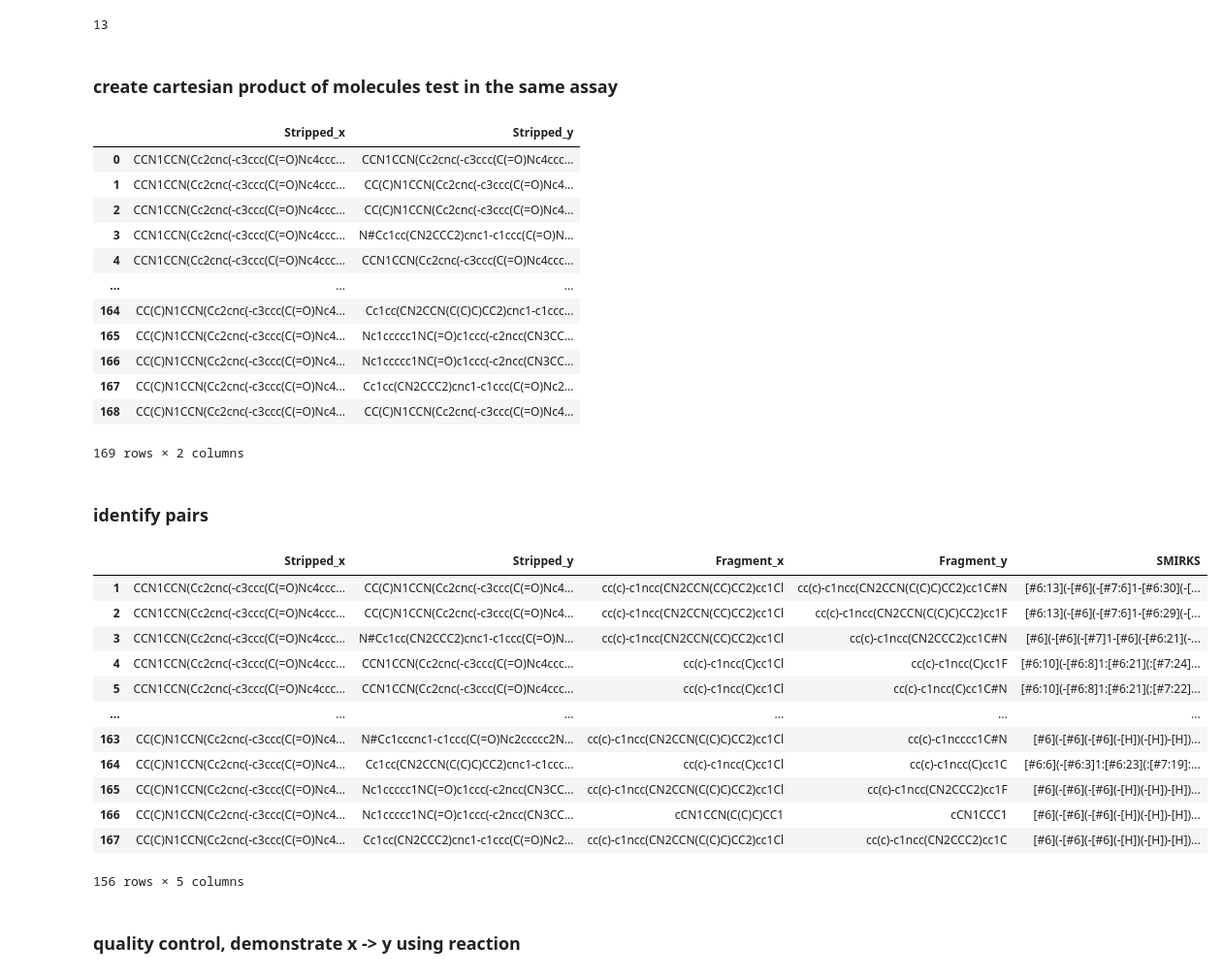
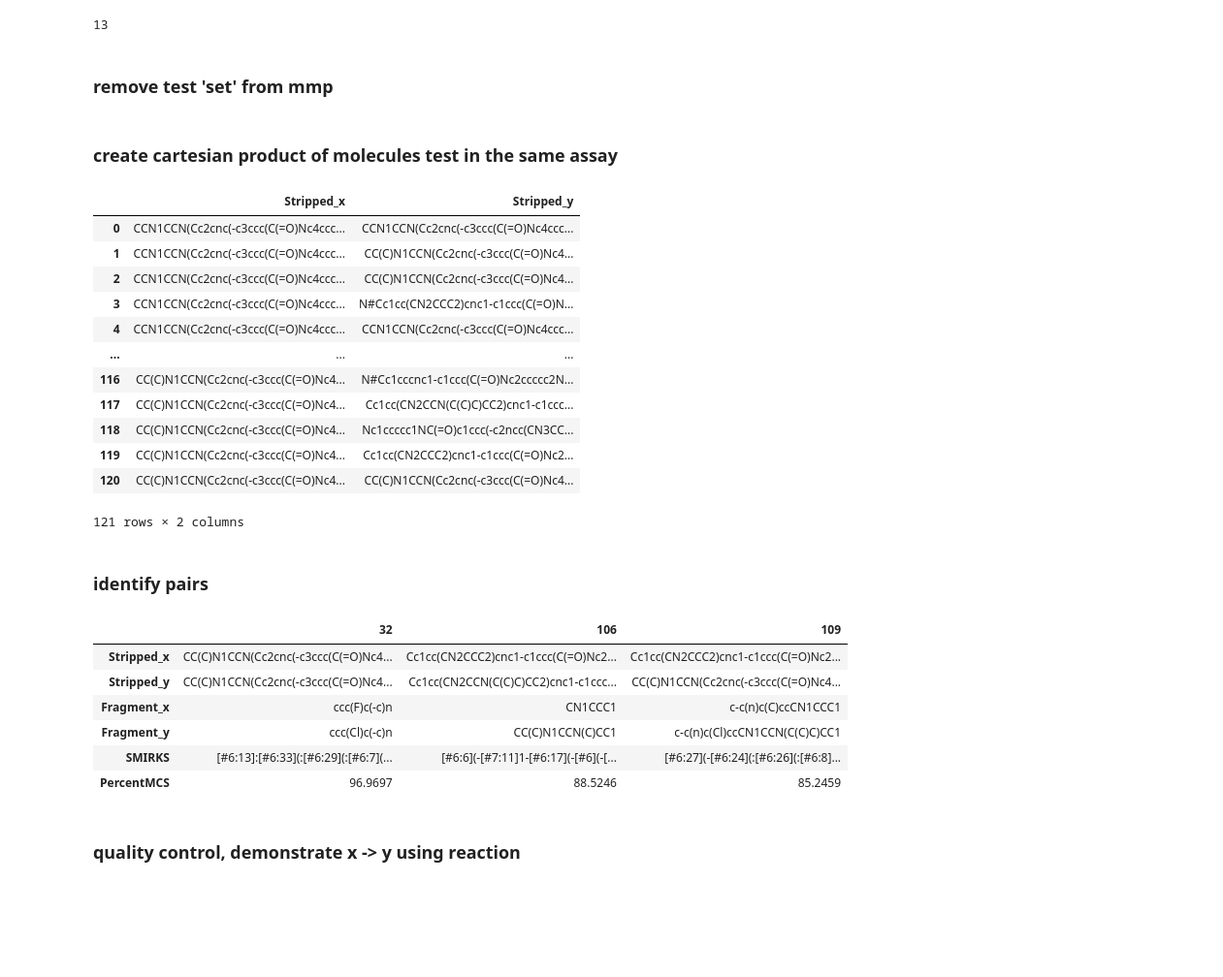
Before and after one commit to warner121/wizepair2, a Jupyter notebook: notebooks/hdac1_inhibitors.ipynb, the cells around one changed output. Shown: that part at 97% size. Drawn from its saved outputs; the diff is of its cells as text; code cells hidden in the pictures; blank space fills up the shorter version.

```diff
--- a/notebooks/hdac1_inhibitors.ipynb
+++ b/notebooks/hdac1_inhibitors.ipynb
@@ -55,15 +67,19 @@ def strip_salts(smiles):
     return smiles
 # %%
-df_hdac1['Stripped'] = df_hdac1.Smiles.apply(strip_salts)
-df_hdac1.Stripped.unique().size
+df['Stripped'] = df.Smiles.apply(strip_salts)
+df.Stripped.unique().size
 # %% [output]
 13
+# %% [markdown]
+### remove test 'set' from mmp
+# %%
+training = ~df['Compound Key'].isin(['13c', '14d'])
 # %% [markdown]
 ### create cartesian product of molecules test in the same assay
 # %%
-df_hdac1_pairs = pd.merge(df_hdac1, df_hdac1, on='Assay ChEMBL ID')
-df_hdac1_pairs = df_hdac1_pairs[['Stripped_x', 'Stripped_y']].drop_duplicates()
-df_hdac1_pairs
+df_pairs = pd.merge(df[training], df[training], on='Assay ChEMBL ID')
+df_pairs = df_pairs[['Stripped_x', 'Stripped_y']].drop_duplicates()
+df_pairs
 # %% [output]
 |  | Stripped_x | Stripped_y |
 | 0 | CCN1CCN(Cc2cnc(-c3ccc(C(=O)Nc4ccc... | CCN1CCN(Cc2cnc(-c3ccc(C(=O)Nc4ccc... |
@@ -72,48 +88,43 @@ df_hdac1_pairs
 | 3 | CCN1CCN(Cc2cnc(-c3ccc(C(=O)Nc4ccc... | N#Cc1cc(CN2CCC2)cnc1-c1ccc(C(=O)N... |
 | 4 | CCN1CCN(Cc2cnc(-c3ccc(C(=O)Nc4ccc... | CCN1CCN(Cc2cnc(-c3ccc(C(=O)Nc4ccc... |
 | ... | ... | ... |
-| 164 | CC(C)N1CCN(Cc2cnc(-c3ccc(C(=O)Nc4... | Cc1cc(CN2CCN(C(C)C)CC2)cnc1-c1ccc... |
-| 165 | CC(C)N1CCN(Cc2cnc(-c3ccc(C(=O)Nc4... | Nc1ccccc1NC(=O)c1ccc(-c2ncc(CN3CC... |
-| 166 | CC(C)N1CCN(Cc2cnc(-c3ccc(C(=O)Nc4... | Nc1ccccc1NC(=O)c1ccc(-c2ncc(CN3CC... |
-| 167 | CC(C)N1CCN(Cc2cnc(-c3ccc(C(=O)Nc4... | Cc1cc(CN2CCC2)cnc1-c1ccc(C(=O)Nc2... |
-| 168 | CC(C)N1CCN(Cc2cnc(-c3ccc(C(=O)Nc4... | CC(C)N1CCN(Cc2cnc(-c3ccc(C(=O)Nc4... |
+| 116 | CC(C)N1CCN(Cc2cnc(-c3ccc(C(=O)Nc4... | N#Cc1cccnc1-c1ccc(C(=O)Nc2ccccc2N... |
+| 117 | CC(C)N1CCN(Cc2cnc(-c3ccc(C(=O)Nc4... | Cc1cc(CN2CCN(C(C)C)CC2)cnc1-c1ccc... |
+| 118 | CC(C)N1CCN(Cc2cnc(-c3ccc(C(=O)Nc4... | Nc1ccccc1NC(=O)c1ccc(-c2ncc(CN3CC... |
+| 119 | CC(C)N1CCN(Cc2cnc(-c3ccc(C(=O)Nc4... | Cc1cc(CN2CCC2)cnc1-c1ccc(C(=O)Nc2... |
+| 120 | CC(C)N1CCN(Cc2cnc(-c3ccc(C(=O)Nc4... | CC(C)N1CCN(Cc2cnc(-c3ccc(C(=O)Nc4... |
-169 rows × 2 columns
+121 rows × 2 columns
 # %% [markdown]
 ### identify pairs
 # %%
 def apply_mmpa(prospective_pair):
 
     # prepare potential atom-atom mappings and create correspondence graph
-    mmp = MMP(prospective_pair.Stripped_x, prospective_pair.Stripped_y)
-    mmp.createCorrespondence(penalty=3.0)
+    mmp = MMP(prospective_pair.Stripped_x, prospective_pair.Stripped_y, fuzziness=5)
+    mmp.createCorrespondence()
     mmp.findCliques()
-    mmp.eliminateMCS()
+    mmp.eliminateMCS(radius=3)
 
     # append frags to output
     prospective_pair['Fragment_x'] = mmp.getFragment1()
     prospective_pair['Fragment_y'] = mmp.getFragment2()
     prospective_pair['SMIRKS'] = mmp.getSmirks()
+    prospective_pair['PercentMCS'] = mmp.getPercentMCS()
 
     # return
     return prospective_pair
 # %%
-df_hdac1_pairs = df_hdac1_pairs.progress_apply(apply_mmpa, axis=1)
-df_hdac1_pairs = df_hdac1_pairs[~pd.isna(df_hdac1_pairs.SMIRKS)]
-df_hdac1_pairs
+df_pairs = df_pairs.progress_apply(apply_mmpa, axis=1)
+df_pairs = df_pairs[~pd.isna(df_pairs.SMIRKS)]
+df_pairs.sample(3).transpose()
 # %% [output]
-|  | Stripped_x | Stripped_y | Fragment_x | Fragment_y | SMIRKS |
-| 1 | CCN1CCN(Cc2cnc(-c3ccc(C(=O)Nc4ccc... | CC(C)N1CCN(Cc2cnc(-c3ccc(C(=O)Nc4... | cc(c)-c1ncc(CN2CCN(CC)CC2)cc1Cl | cc(c)-c1ncc(CN2CCN(C(C)C)CC2)cc1C#N | [#6:13](-[#6](-[#7:6]1-[#6:30](-[... |
-| 2 | CCN1CCN(Cc2cnc(-c3ccc(C(=O)Nc4ccc... | CC(C)N1CCN(Cc2cnc(-c3ccc(C(=O)Nc4... | cc(c)-c1ncc(CN2CCN(CC)CC2)cc1Cl | cc(c)-c1ncc(CN2CCN(C(C)C)CC2)cc1F | [#6:13](-[#6](-[#7:6]1-[#6:29](-[... |
-| 3 | CCN1CCN(Cc2cnc(-c3ccc(C(=O)Nc4ccc... | N#Cc1cc(CN2CCC2)cnc1-c1ccc(C(=O)N... | cc(c)-c1ncc(CN2CCN(CC)CC2)cc1Cl | cc(c)-c1ncc(CN2CCC2)cc1C#N | [#6](-[#6](-[#7]1-[#6](-[#6:21](-... |
-| 4 | CCN1CCN(Cc2cnc(-c3ccc(C(=O)Nc4ccc... | CCN1CCN(Cc2cnc(-c3ccc(C(=O)Nc4ccc... | cc(c)-c1ncc(C)cc1Cl | cc(c)-c1ncc(C)cc1F | [#6:10](-[#6:8]1:[#6:21](:[#7:24]... |
-| 5 | CCN1CCN(Cc2cnc(-c3ccc(C(=O)Nc4ccc... | CCN1CCN(Cc2cnc(-c3ccc(C(=O)Nc4ccc... | cc(c)-c1ncc(C)cc1Cl | cc(c)-c1ncc(C)cc1C#N | [#6:10](-[#6:8]1:[#6:21](:[#7:22]... |
-| ... | ... | ... | ... | ... | ... |
-| 163 | CC(C)N1CCN(Cc2cnc(-c3ccc(C(=O)Nc4... | N#Cc1cccnc1-c1ccc(C(=O)Nc2ccccc2N... | cc(c)-c1ncc(CN2CCN(C(C)C)CC2)cc1Cl | cc(c)-c1ncccc1C#N | [#6](-[#6](-[#6](-[H])(-[H])-[H])... |
-| 164 | CC(C)N1CCN(Cc2cnc(-c3ccc(C(=O)Nc4... | Cc1cc(CN2CCN(C(C)C)CC2)cnc1-c1ccc... | cc(c)-c1ncc(C)cc1Cl | cc(c)-c1ncc(C)cc1C | [#6:6](-[#6:3]1:[#6:23](:[#7:19]:... |
-| 165 | CC(C)N1CCN(Cc2cnc(-c3ccc(C(=O)Nc4... | Nc1ccccc1NC(=O)c1ccc(-c2ncc(CN3CC... | cc(c)-c1ncc(CN2CCN(C(C)C)CC2)cc1Cl | cc(c)-c1ncc(CN2CCC2)cc1F | [#6](-[#6](-[#6](-[H])(-[H])-[H])... |
-| 166 | CC(C)N1CCN(Cc2cnc(-c3ccc(C(=O)Nc4... | Nc1ccccc1NC(=O)c1ccc(-c2ncc(CN3CC... | cCN1CCN(C(C)C)CC1 | cCN1CCC1 | [#6](-[#6](-[#6](-[H])(-[H])-[H])... |
-| 167 | CC(C)N1CCN(Cc2cnc(-c3ccc(C(=O)Nc4... | Cc1cc(CN2CCC2)cnc1-c1ccc(C(=O)Nc2... | cc(c)-c1ncc(CN2CCN(C(C)C)CC2)cc1Cl | cc(c)-c1ncc(CN2CCC2)cc1C | [#6](-[#6](-[#6](-[H])(-[H])-[H])... |
+|  | 32 | 106 | 109 |
+| Stripped_x | CC(C)N1CCN(Cc2cnc(-c3ccc(C(=O)Nc4... | Cc1cc(CN2CCC2)cnc1-c1ccc(C(=O)Nc2... | Cc1cc(CN2CCC2)cnc1-c1ccc(C(=O)Nc2... |
+| Stripped_y | CC(C)N1CCN(Cc2cnc(-c3ccc(C(=O)Nc4... | Cc1cc(CN2CCN(C(C)C)CC2)cnc1-c1ccc... | CC(C)N1CCN(Cc2cnc(-c3ccc(C(=O)Nc4... |
+| Fragment_x | ccc(F)c(-c)n | CN1CCC1 | c-c(n)c(C)ccCN1CCC1 |
+| Fragment_y | ccc(Cl)c(-c)n | CC(C)N1CCN(C)CC1 | c-c(n)c(Cl)ccCN1CCN(C(C)C)CC1 |
+| SMIRKS | [#6:13]:[#6:33](:[#6:29](:[#6:7](... | [#6:6](-[#7:11]1-[#6:17](-[#6](-[... | [#6:27](-[#6:24](:[#6:26](:[#6:8]... |
+| PercentMCS | 96.9697 | 88.5246 | 85.2459 |
-156 rows × 5 columns
 # %% [markdown]
 ### quality control, demonstrate x -> y using reaction
 # %%
```
Also changed, not shown: parts of 22 cells of this notebook, 3 other files.
